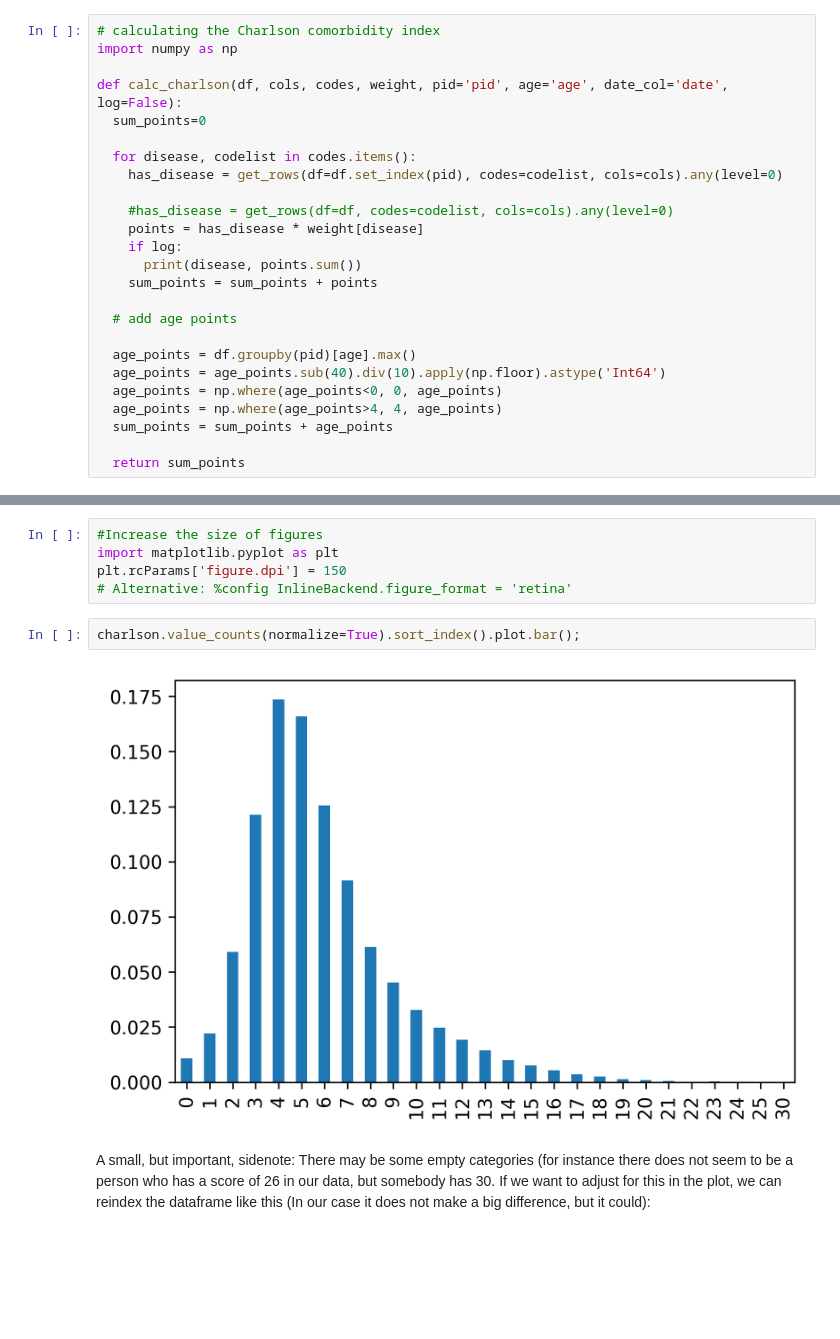
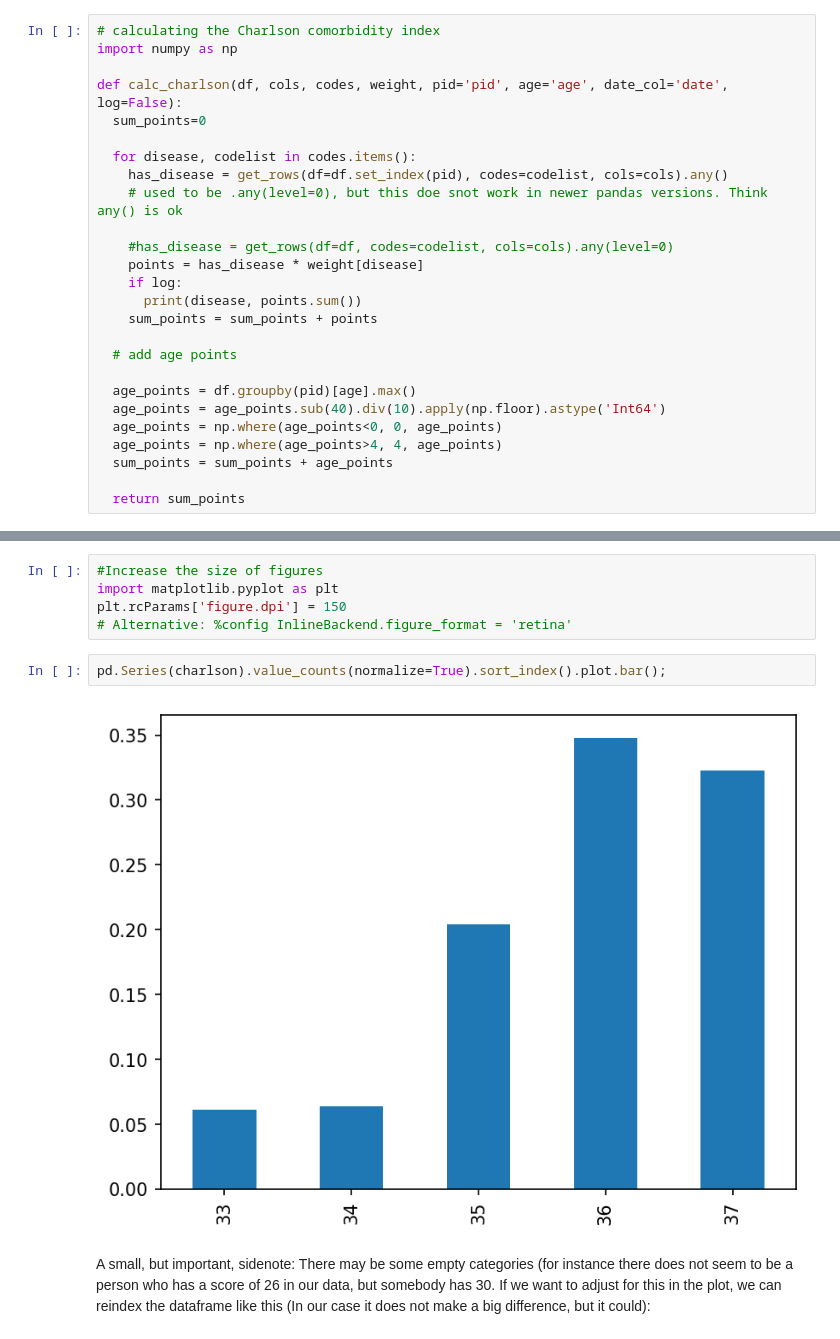
Before and after one commit to hmelberg/health-analytics-using-python, a Jupyter notebook: pure_functions_code_expander.ipynb, the cells around one changed output, grey strips where cells are left out. Drawn from its saved outputs; the diff is of its cells as text; blank space fills up the shorter version.

Commit message:
corrected typos and updared any (new verison of pandas doe snot accept level in any for series. BUT: do not rely on the calculations ... not doubl checked

```diff
--- a/pure_functions_code_expander.ipynb
+++ b/pure_functions_code_expander.ipynb
@@ -962,7 +963,8 @@ def calc_charlson(df, cols, codes, weight, pid='pid', age='age', date_col='date'
   sum_points=0
 
   for disease, codelist in codes.items():
-    has_disease = get_rows(df=df.set_index(pid), codes=codelist, cols=cols).any(level=0)
+    has_disease = get_rows(df=df.set_index(pid), codes=codelist, cols=cols).any()
+    # used to be .any(level=0), but this doe snot work in newer pandas versions. Think any() is ok
 
     #has_disease = get_rows(df=df, codes=codelist, cols=cols).any(level=0)
     points = has_disease * weight[disease]
@@ -1025,9 +1015,9 @@ import matplotlib.pyplot as plt
 plt.rcParams['figure.dpi'] = 150
 # Alternative: %config InlineBackend.figure_format = 'retina'
 # %%
-charlson.value_counts(normalize=True).sort_index().plot.bar();
+pd.Series(charlson).value_counts(normalize=True).sort_index().plot.bar();
 # %% [output]
-[figure, old version]
+[figure, new version]
 # %% [markdown]
 A small, but important, sidenote: There may be some empty categories (for instance there does not seem to be a person who has a score of 26 in our data, but somebody has 30. If we want to adjust for this in the plot, we can reindex the dataframe like this (In our case it does not make a big difference, but it could):
 # %%
```
Also changed, not shown: parts of 13 cells of this notebook.
